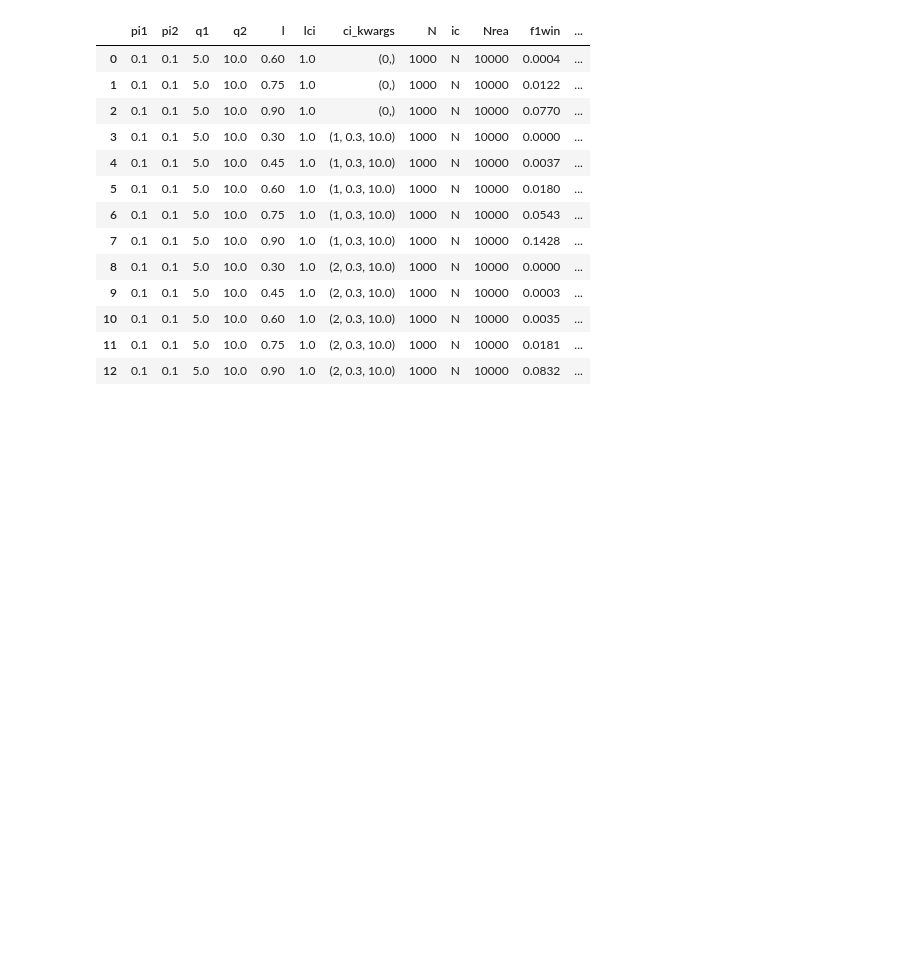
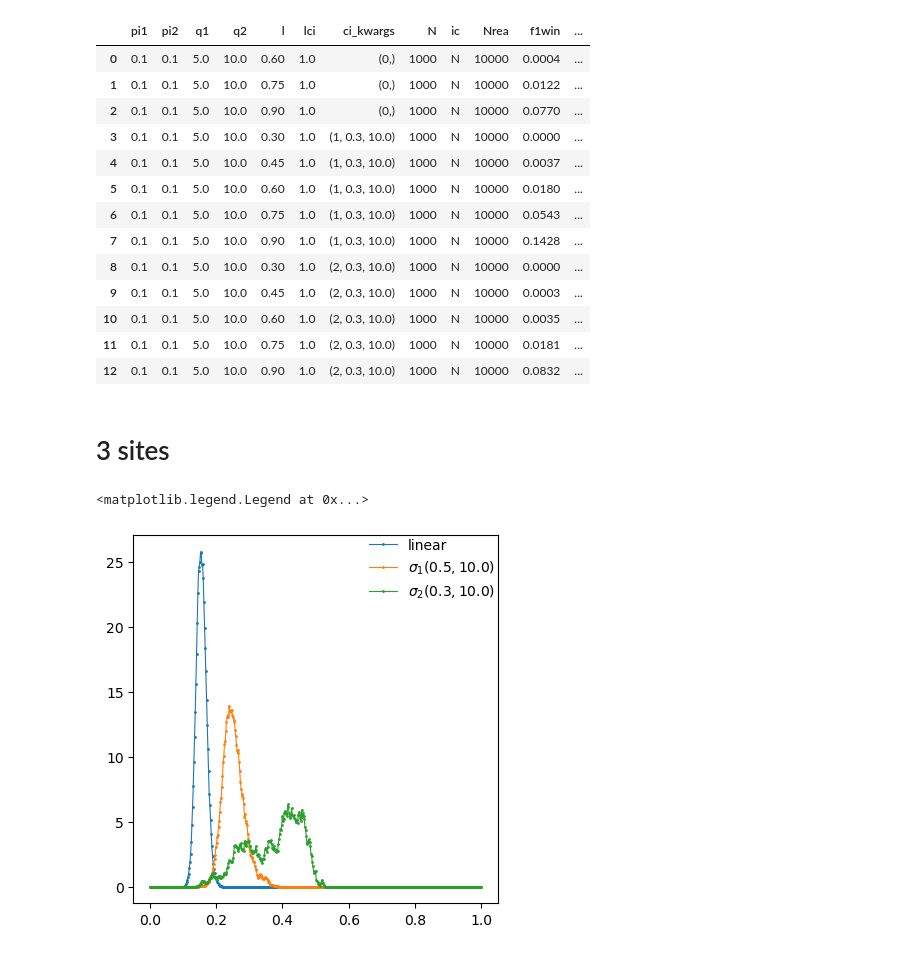
Before and after one commit to dmarchp/TFM_code, a Jupyter notebook: gillespie_sim_ci/cost_function.ipynb, the cells around one changed output. Saved outputs shown, nothing was run; the diff lists cells and outputs as text; code cells hidden in the pictures; blank space fills up the shorter version.

```diff
--- a/gillespie_sim_ci/cost_function.ipynb
+++ b/gillespie_sim_ci/cost_function.ipynb
@@ -665,3 +665,49 @@ dfwinf
 | 10 | 0.1 | 0.1 | 5.0 | 10.0 | 0.60 | 1.0 | (2, 0.3, 10.0) | 1000 | N | 10000 | 0.0035 | ... |
 | 11 | 0.1 | 0.1 | 5.0 | 10.0 | 0.75 | 1.0 | (2, 0.3, 10.0) | 1000 | N | 10000 | 0.0181 | ... |
 | 12 | 0.1 | 0.1 | 5.0 | 10.0 | 0.90 | 1.0 | (2, 0.3, 10.0) | 1000 | N | 10000 | 0.0832 | ... |
+# %% [markdown]
+# 3 sites
+# %%
+pis, qs, l, lci = [0.1, 0.1, 0.1], [8.0, 9.0, 10.0], 0.1, 1.0
+N, ic = 1000, 'N'
+
+ci_kwargs_list = [[0, ], [1, 0.5, 10.0], [2, 0.3, 10.0]]
+# ci_kwargs_list = [[0, ], [1, 0.3, 500.0], [2, 0.3, 500.0]]
+
+pichain = '_'.join([str(pi) for pi in pis])
+qchain = '_'.join([str(q) for q in qs])
+
+species = []
+for ci_kwargs in ci_kwargs_list:
+    if len(ci_kwargs) == 1:
+        species.append("linear")
+    elif len(ci_kwargs) == 4 and int(ci_kwargs[3]) == 1:
+        species.append(fr"$\sigma_{ci_kwargs[0]}^{{lin}} ({ci_kwargs[1]}, {ci_kwargs[2]})$")
+    else:
+        species.append(fr"$\sigma_{ci_kwargs[0]} ({ci_kwargs[1]}, {ci_kwargs[2]})$")
+
+peaksCut = 0.4
+peaksAvg = []
+peaksProb = []
+fig, ax = plt.subplots(1,1,figsize=(4,4), constrained_layout=True)
+for i,(ci_kwargs,cilabel) in enumerate(zip(ci_kwargs_list,species)):
+    ci_kwargs_chain = '_'.join([str(cikw) for cikw in ci_kwargs])
+    ssdata_df = pd.read_csv(f'{resPath}/ss_data_from_sim_results_evos_pis_{pichain}_qs_{qchain}_l_{l}_lci_{lci}_cikw_{ci_kwargs_chain}_N_{N}_ic_{ic}.csv')
+    fdata = np.array(ssdata_df['f3'])
+    hist, bin_edges = np.histogram(fdata, bins=499, range=(0,1.0), density=True)
+    bin_centers = (bin_edges[1:] + bin_edges[:-1])/2
+    binWidth = bin_edges[1]-bin_edges[0]
+    ln, = ax.plot(bin_centers, hist, marker='.', ms=2, lw=0.8, label=cilabel)
+    # prob1, ssval1 = sum(hist[bin_centers<0.5]*binWidth), np.average(fdata[fdata<peaksCut])
+    # prob2, ssval2 = sum(hist[bin_centers>=0.5]*binWidth), np.average(fdata[fdata>=peaksCut])
+    # fig.text(0.3, 0.6-0.05*i, f'{round(prob1,4)}, {round(prob2,4)}', color=ln.get_color())
+    # print(prob1, ssval1)
+    # print(prob2, ssval2)
+    # print('------')
+    # peaksAvg.extend([ssval1, ssval2])
+    # peaksProb.extend([prob1, prob2])
+
+fig.legend(frameon=False)
+# %% [output]
+<matplotlib.legend.Legend at 0x...>
+[figure, added]
```
Also changed, not shown: parts of 2 cells of this notebook, 1 other file.
